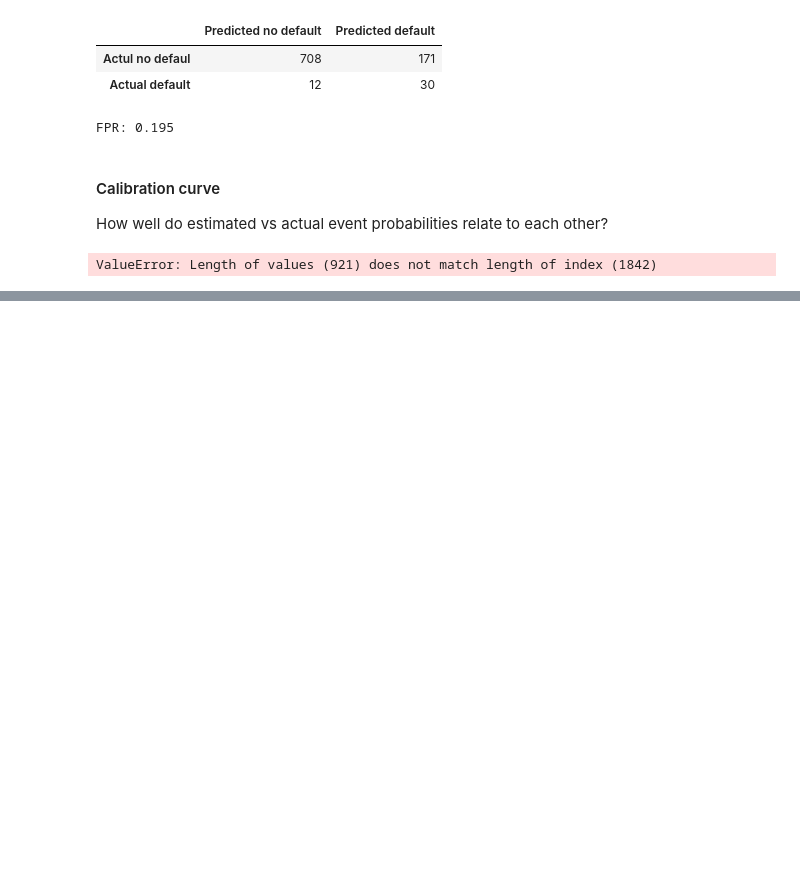
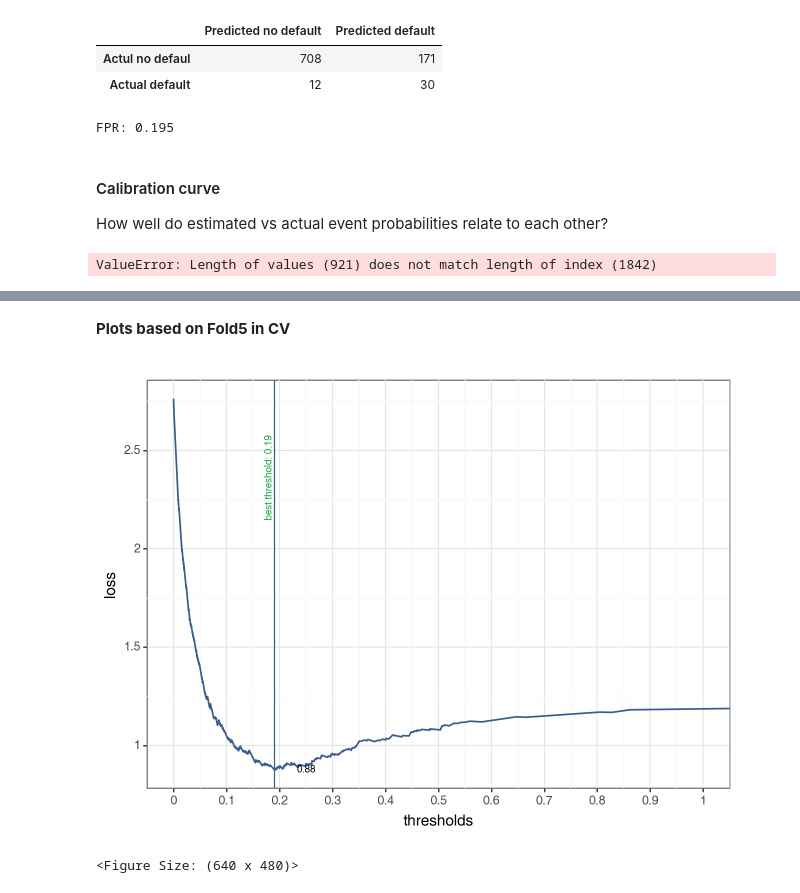
Before and after one commit to mateschieszler/DA3-A3, a Jupyter notebook: DA3_A3_code.ipynb, the cells around one changed output, grey strips where cells are left out. Drawn from its saved outputs; the diff is of its cells as text; code cells hidden in the pictures; blank space fills up the shorter version.

```diff
--- a/DA3_A3_code.ipynb
+++ b/DA3_A3_code.ipynb
@@ -2034,0 +2247,16 @@ ValueError: Length of values (921) does not match length of index (1842)
+# %%
+prob_forest = RandomForestClassifier(
+    random_state=20240205,
+    n_estimators=500,
+    oob_score=True)
+
+prob_forest_grid = GridSearchCV(
+    prob_forest,
+    grid,
+    cv=k,
+    refit='accuracy',
+    scoring = ['accuracy', 'roc_auc', 'neg_brier_score'],
+    n_jobs=-1)
+# %%
+%%time
+prob_forest_fit = prob_forest_grid.fit(rfvars_train, y_train)
@@ -2034,0 +2341,4 @@ ValueError: Length of values (921) does not match length of index (1842)
+# %%
+best_max_features = prob_forest_fit.best_params_['max_features']
+best_min_sample_split = prob_forest_fit.best_params_['min_samples_split']
+prob_forest_fit.best_params_
@@ -2034,0 +2493,14 @@ ValueError: Length of values (921) does not match length of index (1842)
+# %%
+fold5_threshold_rf = best_threshold
+fold5_expected_loss_rf = curr_exp_loss
+
+all_coords_rf = pd.DataFrame({
+    'false_pos': false_pos_rate*sum(y_fold == 0),
+    'true_pos': true_pos_rate*sum(y_fold == 1),
+    'false_neg': sum(y_fold == 1) - true_pos_rate*sum(y_fold == 1),
+    'true_neg': sum(y_fold == 0) - false_pos_rate*sum(y_fold == 0),
+    'pos': sum(y_fold == 1),
+    'neg': sum(y_fold == 0),
+    'n': len(y_fold),
+    'thresholds': threshold
+})
@@ -2034,0 +2523,7 @@ ValueError: Length of values (921) does not match length of index (1842)
+# %% [markdown]
+**Plots based on Fold5 in CV**
+# %%
+create_loss_plot(all_coords_rf, fold5_threshold_rf, fold5_expected_loss_rf)
+# %% [output]
+[figure, added]
+<Figure Size: (640 x 480)>
```
Also changed, not shown: parts of 68 cells of this notebook.
